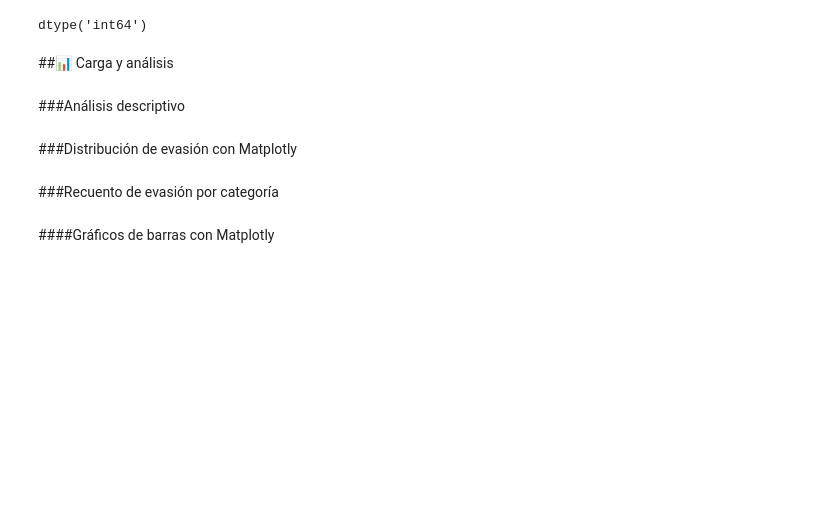
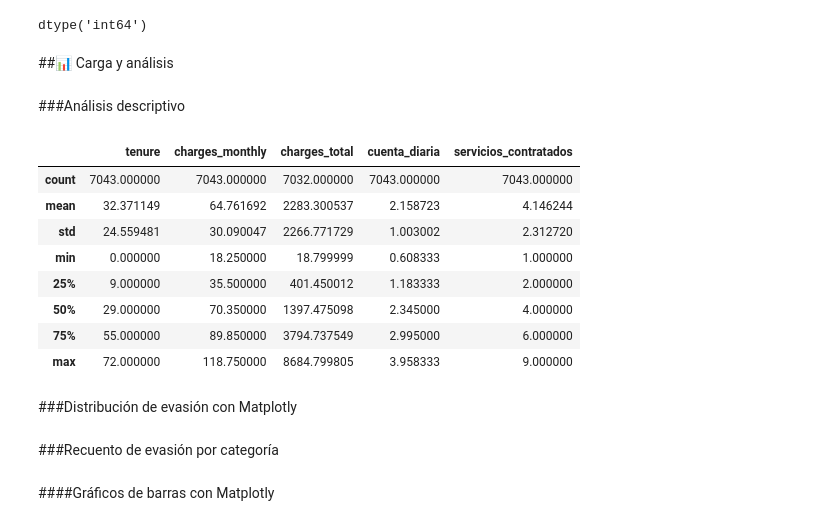
Before and after one commit to JLuceroVasquez/challenge-telecom-x-latam, a Jupyter notebook: TelecomX_LATAM.ipynb, the cells around one changed output. Drawn from its saved outputs; the diff is of its cells as text; code cells hidden in the pictures; blank space fills up the shorter version.

```diff
--- a/TelecomX_LATAM.ipynb
+++ b/TelecomX_LATAM.ipynb
@@ -244,4 +244,4 @@ dtype: int64
 # %%
 #En la etapa anterior, se conoció que hay 11 registros vacíos.
 #Se eliminan espacios al inicio y final de cada registro.
-df_plano.charges_total = df_plano.charges_total.str.strip()
+df_plano['charges_total'] = df_plano['charges_total'].str.strip()
@@ -291,6 +285,6 @@ dtype: object
 '''
 El parámetro coerce indica que los errores de conversión serán tratados como valore nulos.
 '''
-df_plano.charges_total = pd.to_numeric(df_plano.charges_total, errors='coerce', downcast='float')
-df_plano.charges_total.dtypes
+df_plano['charges_total'] = pd.to_numeric(df_plano.charges_total, errors='coerce', downcast='float')
+df_plano['charges_total'].dtypes
 # %% [output]
@@ -324,6 +313,6 @@ dtype: float32
 ####Traducción al español de columnas
 # %%
 #Se remplazaron los valores de la columna gender por su traducción en español.
-df_plano.gender = df_plano.gender.apply(lambda x: x.replace('Female','Femenino').replace('Male','Masculino'))
-df_plano.gender.unique()
+df_plano['gender'] = df_plano['gender'].apply(lambda x: x.replace('Female','Femenino').replace('Male','Masculino'))
+df_plano['gender'].unique()
 # %% [output]
@@ -416,6 +400,18 @@ dtype('int64')
 ##📊 Carga y análisis
 # %% [markdown]
 ###Análisis descriptivo
+# %%
+df_plano.describe()
+# %% [output]
+|  | tenure | charges_monthly | charges_total | cuenta_diaria | servicios_contratados |
+| count | 7043.000000 | 7043.000000 | 7032.000000 | 7043.000000 | 7043.000000 |
+| mean | 32.371149 | 64.761692 | 2283.300537 | 2.158723 | 4.146244 |
+| std | 24.559481 | 30.090047 | 2266.771729 | 1.003002 | 2.312720 |
+| min | 0.000000 | 18.250000 | 18.799999 | 0.608333 | 1.000000 |
+| 25% | 9.000000 | 35.500000 | 401.450012 | 1.183333 | 2.000000 |
+| 50% | 29.000000 | 70.350000 | 1397.475098 | 2.345000 | 4.000000 |
+| 75% | 55.000000 | 89.850000 | 3794.737549 | 2.995000 | 6.000000 |
+| max | 72.000000 | 118.750000 | 8684.799805 | 3.958333 | 9.000000 |
 # %% [markdown]
 ###Distribución de evasión con Matplotly
 # %% [markdown]
```
Also changed, not shown: parts of 4 cells of this notebook.
